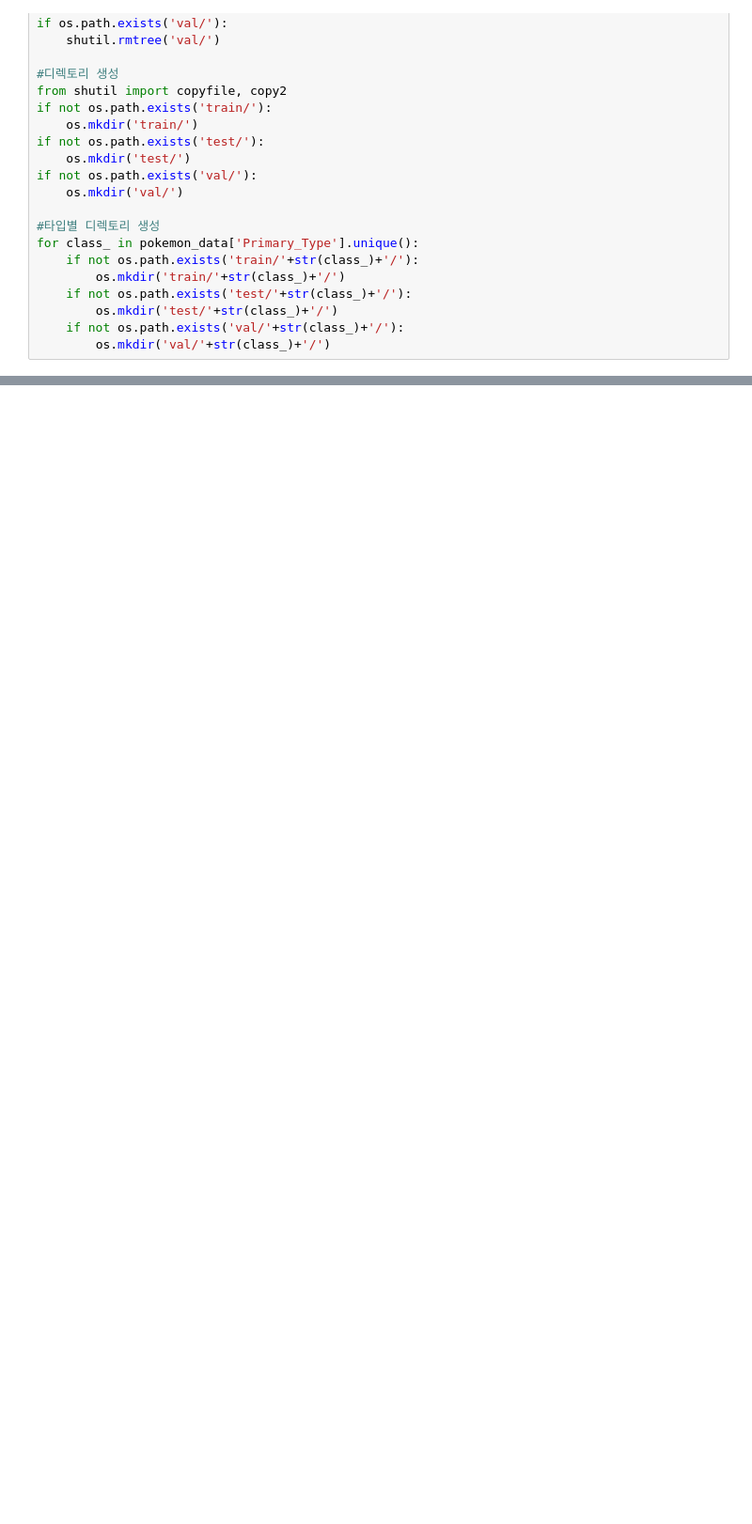
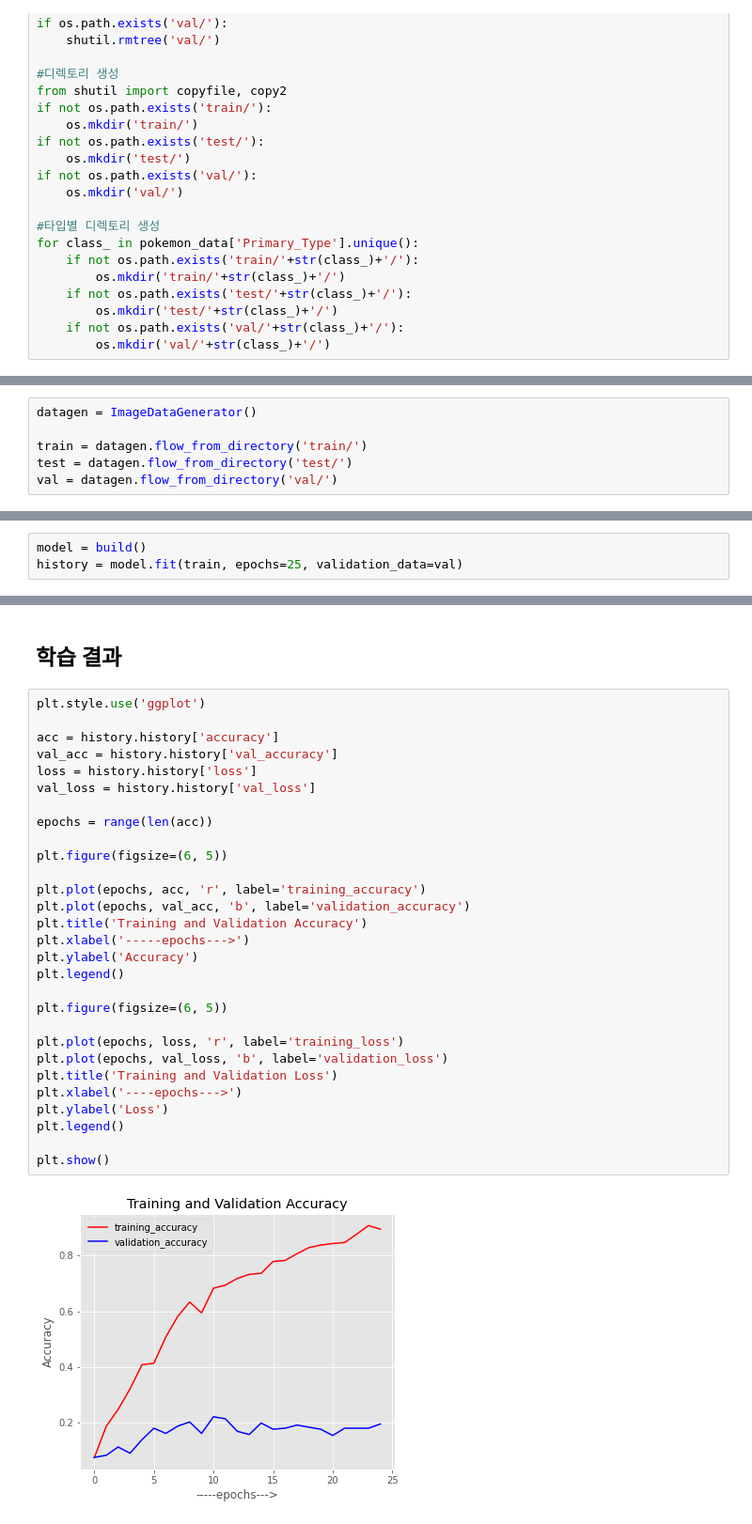
Before and after one commit to HCturtle/pokemon-type, a Jupyter notebook: Pokemon_type_classification.ipynb, the cells around one changed output, grey strips where cells are left out. Shown at 94% size. Saved outputs shown, nothing was run; the diff lists cells and outputs as text; blank space fills up the shorter version.

```diff
--- a/Pokemon_type_classification.ipynb
+++ b/Pokemon_type_classification.ipynb
@@ -166,0 +209,6 @@ for class_ in pokemon_data['Primary_Type'].unique():
+# %%
+datagen = ImageDataGenerator()
+
+train = datagen.flow_from_directory('train/')
+test = datagen.flow_from_directory('test/')
+val = datagen.flow_from_directory('val/')
@@ -166,0 +258,3 @@ for class_ in pokemon_data['Primary_Type'].unique():
+# %%
+model = build()
+history = model.fit(train, epochs=25, validation_data=val)
@@ -166,0 +296,33 @@ for class_ in pokemon_data['Primary_Type'].unique():
+# %% [markdown]
+## 학습 결과
+# %%
+plt.style.use('ggplot')
+
+acc = history.history['accuracy']
+val_acc = history.history['val_accuracy']
+loss = history.history['loss']
+val_loss = history.history['val_loss']
+
+epochs = range(len(acc))
+
+plt.figure(figsize=(6, 5))
+
+plt.plot(epochs, acc, 'r', label='training_accuracy')
+plt.plot(epochs, val_acc, 'b', label='validation_accuracy')
+plt.title('Training and Validation Accuracy')
+plt.xlabel('-----epochs--->')
+plt.ylabel('Accuracy')
+plt.legend()
+
+plt.figure(figsize=(6, 5))
+
+plt.plot(epochs, loss, 'r', label='training_loss')
+plt.plot(epochs, val_loss, 'b', label='validation_loss')
+plt.title('Training and Validation Loss')
+plt.xlabel('----epochs--->')
+plt.ylabel('Loss')
+plt.legend()
+
+plt.show()
+# %% [output]
+[figure, added]
```
Also changed, not shown: parts of 58 cells of this notebook.
